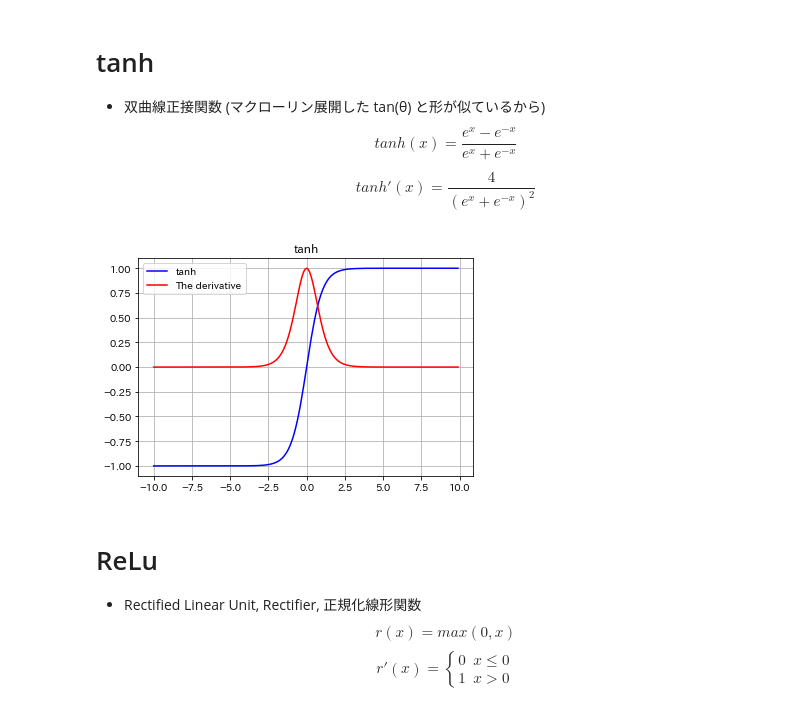
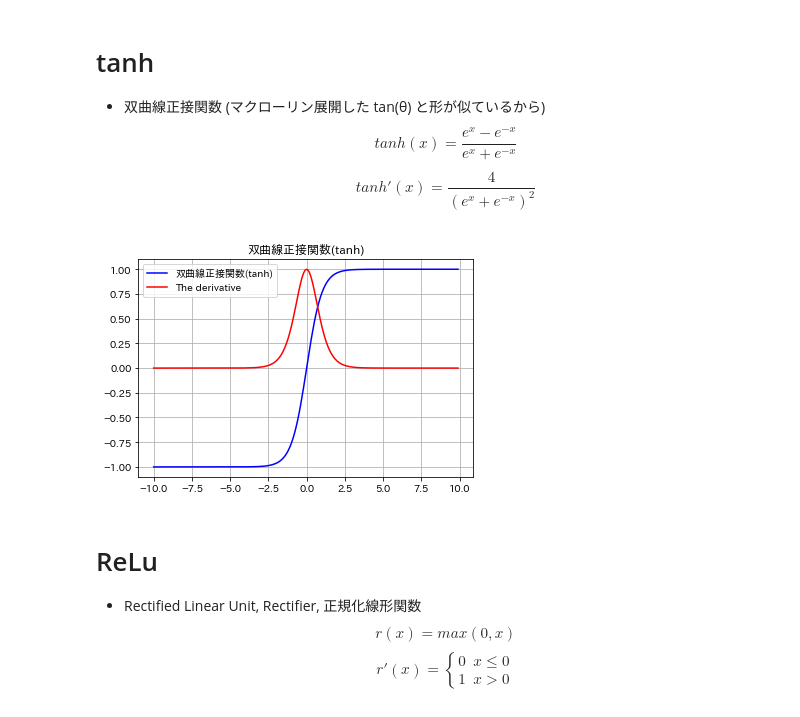
Before and after one commit to kagyuu/ai-chan, a Jupyter notebook: notes/activate_funcs.ipynb, the cells around one changed output. Drawn from its saved outputs; the diff is of its cells as text; code cells hidden in the pictures.

```diff
--- a/notes/activate_funcs.ipynb
+++ b/notes/activate_funcs.ipynb
@@ -39,18 +40,19 @@ $$
 tanh'(x) = \frac{4}{(e^x + e^{-x})^2}
 $$
 # %%
+tanh = af.Tanh()
 x = np.arange(-10,10,0.1)
-y = math.tanh(x)
-dy = math.d_tanh(x)
+y = tanh.calc(x)
+dy = tanh.differential(x)
 
-plt.plot(x, y, color='blue', label='tanh')
+plt.plot(x, y, color='blue', label=tanh.name())
 plt.plot(x, dy, color='red', label='The derivative')
-plt.title("tanh")
+plt.title(tanh.name())
 plt.grid(True)
 plt.legend()
 plt.show()
 # %% [output]
-[figure, old version]
+[figure, new version]
 # %% [markdown]
 # ReLu
 * Rectified Linear Unit, Rectifier, 正規化線形関数
```
Also changed, not shown: parts of 4 cells of this notebook, 10 other files.
